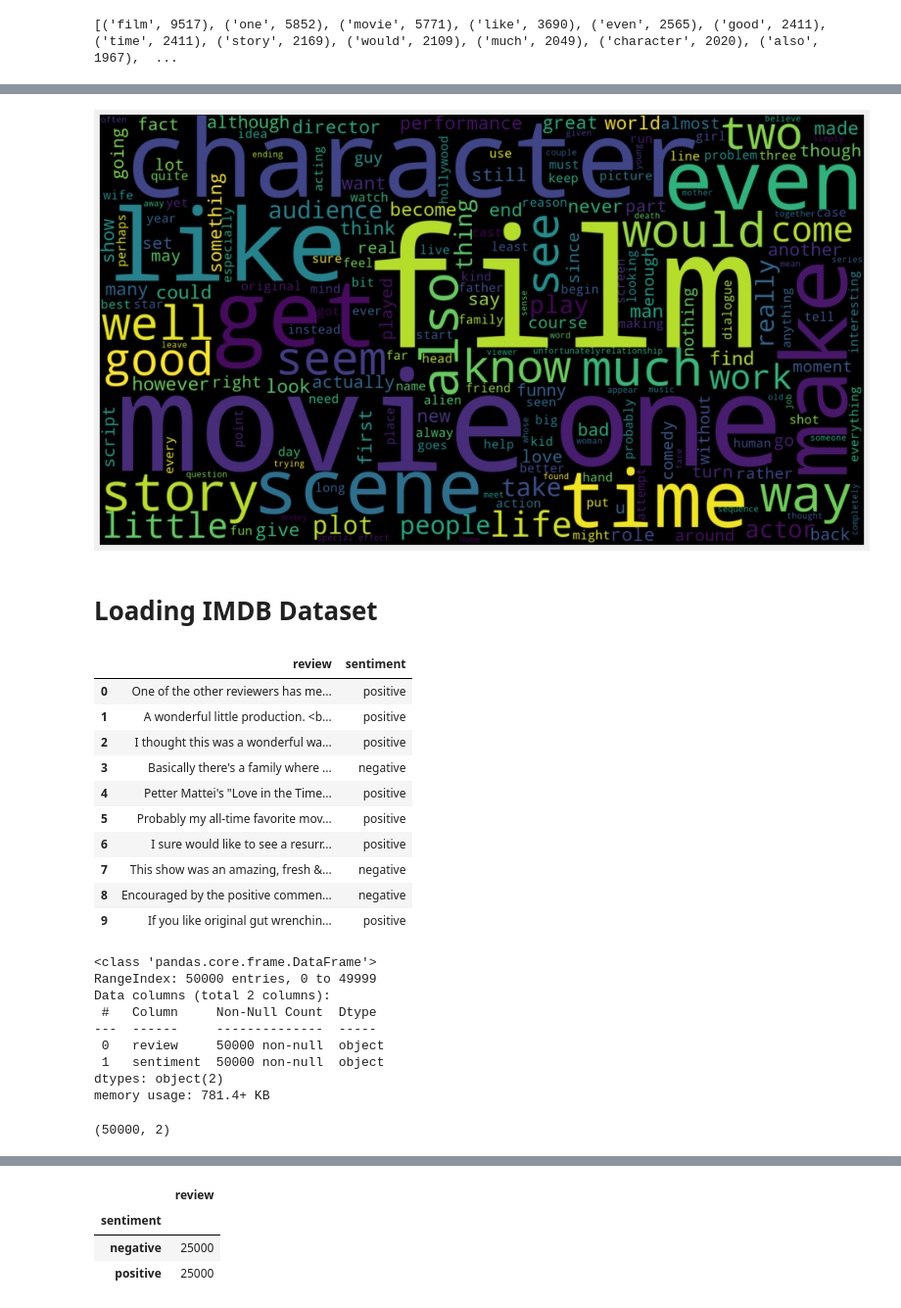
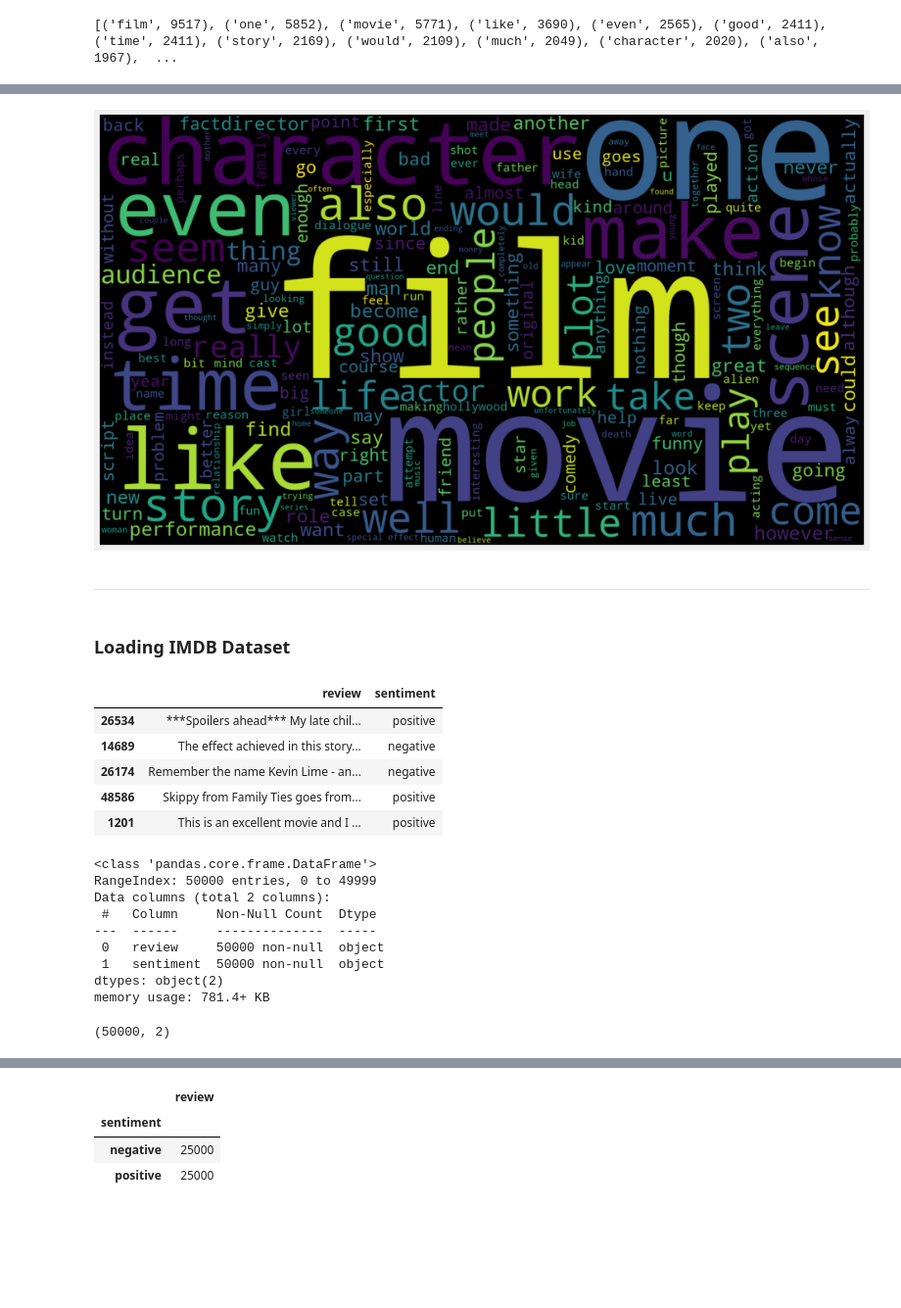
Before and after one commit to Zahed-Golabi/Tweet-Sentiment-Analysis, a Jupyter notebook: Tweet Sentiment Analysis.ipynb, the cells around one changed output, grey strips where cells are left out. Shown at 98% size. Cells and saved outputs as stored; diff of their text form; code cells hidden in the pictures; blank space fills up the shorter version.

```diff
--- a/Tweet Sentiment Analysis.ipynb
+++ b/Tweet Sentiment Analysis.ipynb
@@ -63,5 +49,5 @@ print(categories)
 # %% [output]
 ['neg', 'pos']
 # %%
-cleaned_words = [w for w in words if w not in stop_words and w.isalpha()]
+clean_words = [w for w in words if w not in stop_words and w.isalpha()]
 # %%
@@ -96,13 +74,15 @@ nltk.FreqDist(cleaned_words).most_common(18)
 # %%
-text = " ".join(cleaned_words)
+text = " ".join(clean_words)
 wordcloud = WordCloud(stopwords=stop_words, background_color="black",
                      width=1920, height=1080).generate(text)
 plt.figure(figsize=(15,10))
 plt.imshow(wordcloud, interpolation="bilinear")
 plt.axis("off")
 plt.show()
 # %% [output]
-[figure, old version]
+[figure, new version]
+# %% [markdown]
+---
 # %% [markdown]
-# Loading IMDB Dataset
+### Loading IMDB Dataset
 # %%
@@ -110,19 +90,15 @@ df = pd.read_csv("./Datasets/IMDB.csv")
 # %%
-df.head(10)
+df.sample(5)
 # %% [output]
 |  | review | sentiment |
-| 0 | One of the other reviewers has me... | positive |
-| 1 | A wonderful little production. <b... | positive |
-| 2 | I thought this was a wonderful wa... | positive |
-| 3 | Basically there's a family where ... | negative |
-| 4 | Petter Mattei's "Love in the Time... | positive |
-| 5 | Probably my all-time favorite mov... | positive |
-| 6 | I sure would like to see a resurr... | positive |
-| 7 | This show was an amazing, fresh &... | negative |
-| 8 | Encouraged by the positive commen... | negative |
-| 9 | If you like original gut wrenchin... | positive |
+| 26534 | ***Spoilers ahead*** My late chil... | positive |
+| 14689 | The effect achieved in this story... | negative |
+| 26174 | Remember the name Kevin Lime - an... | negative |
+| 48586 | Skippy from Family Ties goes from... | positive |
+| 1201 | This is an excellent movie and I ... | positive |
 # %%
 df.info()
+df.shape
 # %% [output]
 <class 'pandas.core.frame.DataFrame'>
 RangeIndex: 50000 entries, 0 to 49999
@@ -133,7 +109,4 @@ Data columns (total 2 columns):
  1   sentiment  50000 non-null  object
 dtypes: object(2)
 memory usage: 781.4+ KB
+(50000, 2)
-# %%
-df.shape
-# %% [output]
-(50000, 2)
```
Also changed, not shown: parts of 49 cells of this notebook.
